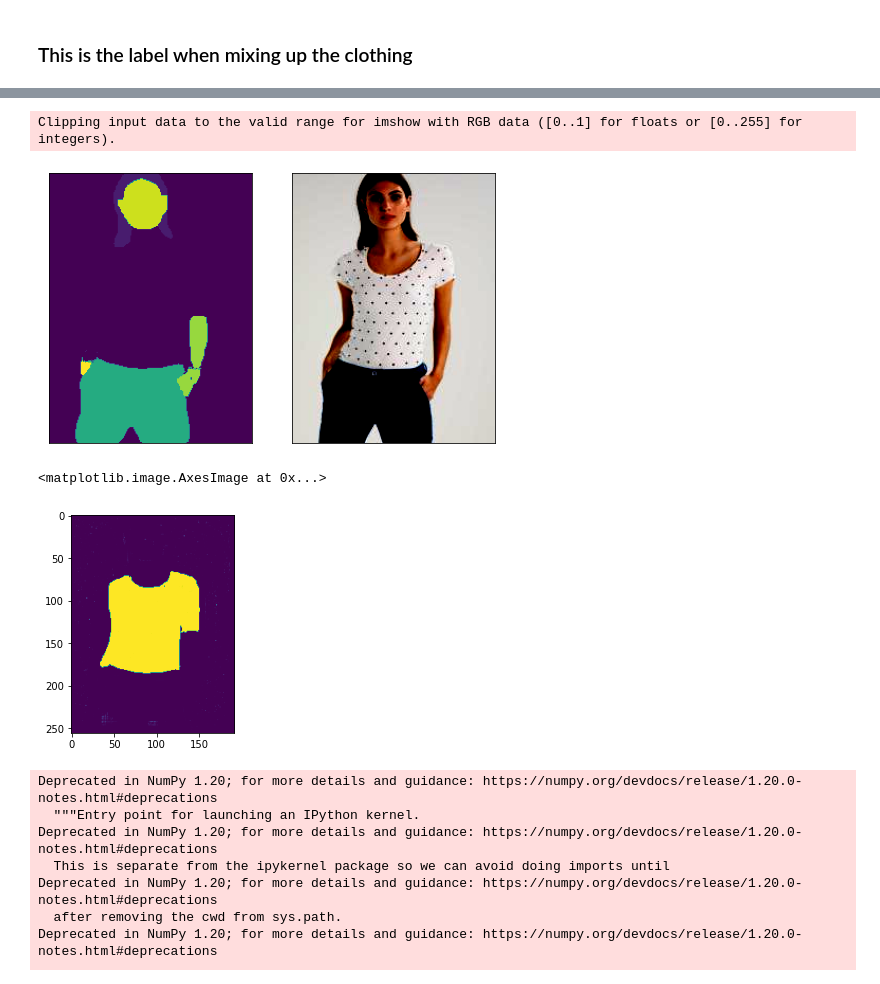
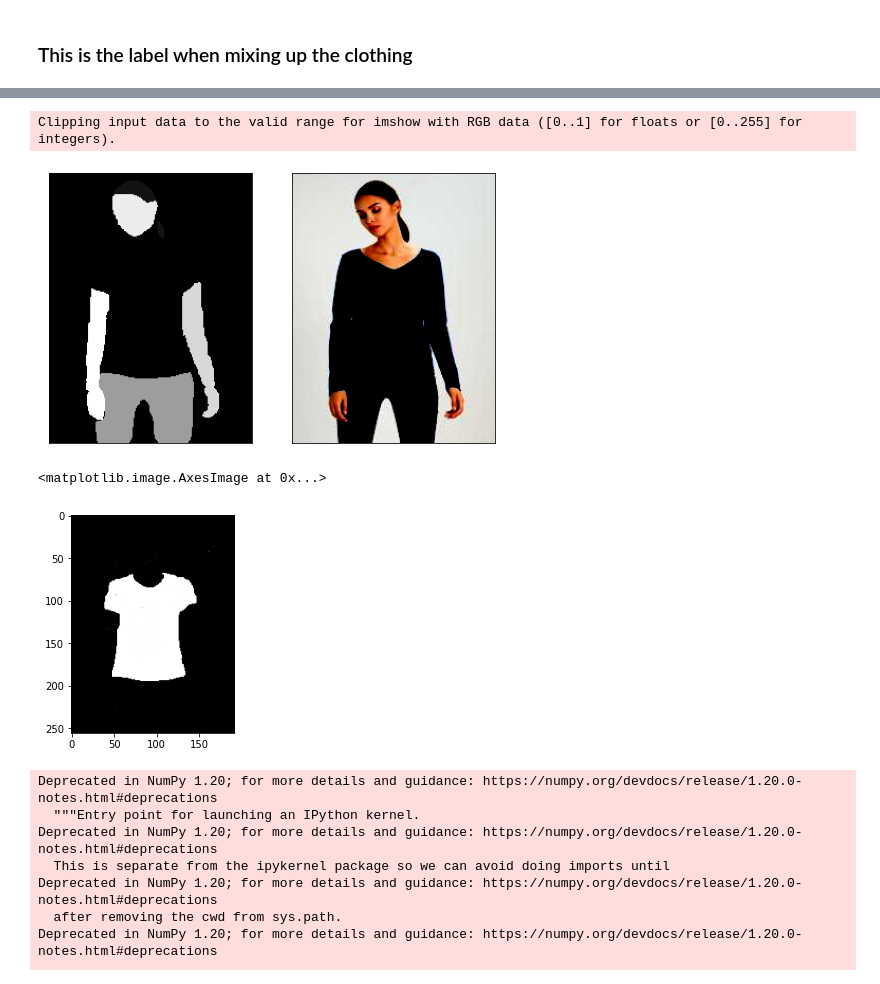
Before and after one commit to 1702609/DeepFashion_Try_On, a Jupyter notebook: ACGPN_inference_mine/divide_nn.ipynb, the cells around one changed output, grey strips where cells are left out. Saved outputs shown, nothing was run; the diff lists cells and outputs as text; code cells hidden in the pictures.

```diff
--- a/ACGPN_inference_mine/divide_nn.ipynb
+++ b/ACGPN_inference_mine/divide_nn.ipynb
@@ -28,8 +28,8 @@ class Args:
     label_nc = 20
     input_nc = 3
     output_nc = 3
-    dataroot = '../../pos_neg'
-    datapairs = 'test_pairs.txt'
+    dataroot = '../acgpn_dataset'
+    datapairs = 'long_short.txt'
     resize_or_crop = 'scale_width'
     serial_batches = True
     no_flip = True
@@ -203,7 +203,7 @@ def changearm(old_label):
 position = -1
 for data in dataloader:
     position +=1
-    if position == 15:
+    if position == 0:
         all_clothes_label = changearm(data['label'])
         mask_clothes = torch.FloatTensor((data['label'].cpu().numpy() == 4).astype(np.int))
         mask_fore = torch.FloatTensor((data['label'].cpu().numpy() > 0).astype(np.int))
@@ -437,7 +437,7 @@ dis_label = generate_discrete_label(arm_label.detach(), 14)
 # %%
 fig = plt.figure(figsize=(8, 20))
 ax = fig.add_subplot(1, 2, 1)
-plt.imshow(armlabel_map[0].permute(1,2,0).detach().cpu().numpy())
+plt.imshow(armlabel_map[0].permute(1,2,0).detach().cpu().numpy(), cmap='gray')
 ax.xaxis.set_visible(False)
 ax.yaxis.set_visible(False)
 ax = fig.add_subplot(1, 2, 2)
@@ -447,17 +447,17 @@ ax.yaxis.set_visible(False)
 plt.show()
 # %% [output]
 Clipping input data to the valid range for imshow with RGB data ([0..1] for floats or [0..255] for integers).
-[figure, old version]
+[figure, new version]
 # %%
 G2_in = torch.cat([pre_clothes_mask,clothes, arm_label, in_pose, gen_noise(shape)],1)
 # %%
 fake_cl = G2.refine(G2_in)
 sigmoid = torch.nn.Sigmoid()
 fake_cl = sigmoid(fake_cl)
-plt.imshow(fake_cl[0].permute(1,2,0).detach().cpu().numpy()+1)
+plt.imshow(fake_cl[0].permute(1,2,0).detach().cpu().numpy(), cmap='gray')
 # %% [output]
 <matplotlib.image.AxesImage at 0x...>
-[figure, old version]
+[figure, new version]
 # %%
 class UnetMaskWithConstraint(nn.Module):
     def __init__(self, input_nc, output_nc=3):
```
Also changed, not shown: parts of 6 cells of this notebook, 6 other files.
